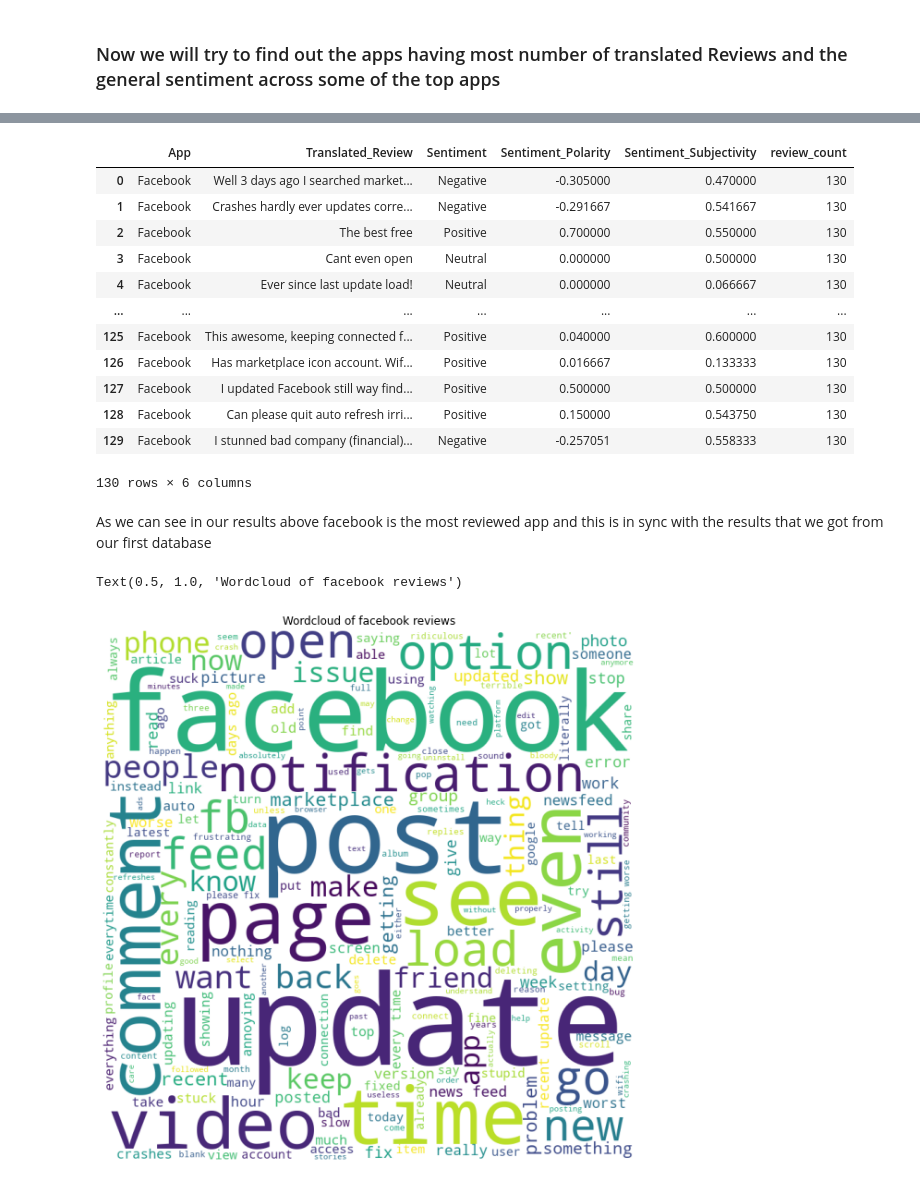
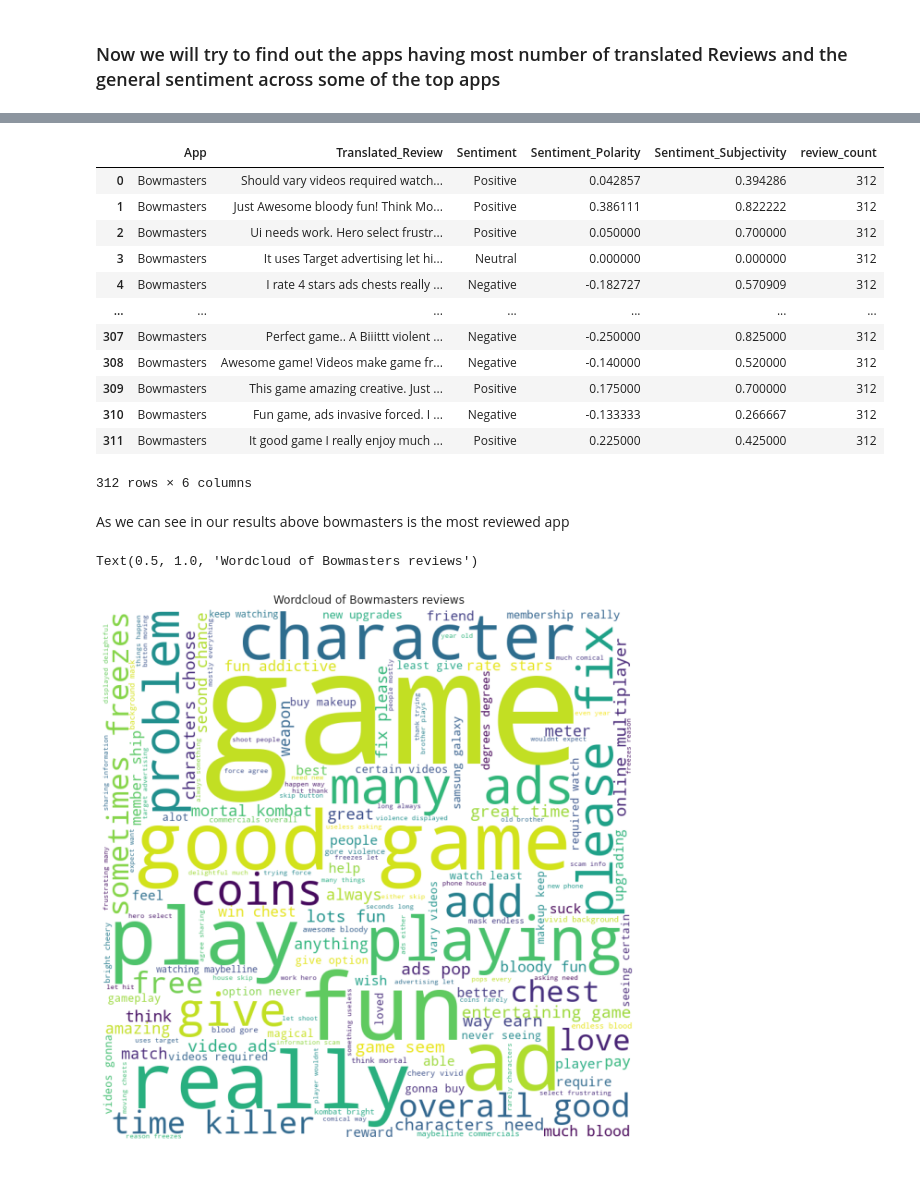
Before and after one commit to Yash1289/play_store_data_Eda, a Jupyter notebook: Play_Store_App_Review_Analysis_Capstone_Project.ipynb, the cells around one changed output, grey strips where cells are left out. Cells and saved outputs as stored; diff of their text form; code cells hidden in the pictures.

```diff
--- a/Play_Store_App_Review_Analysis_Capstone_Project.ipynb
+++ b/Play_Store_App_Review_Analysis_Capstone_Project.ipynb
@@ -183,6 +187,8 @@ play_store_df["Rating"] = np.where(play_store_df["Rating"].isna(), play_store_df
 
 play_store_df["Rating"] = play_store_df["Rating"].astype(float)
 play_store_df["Reviews"] = play_store_df["Reviews"].astype(int)
+play_store_df['Price'] = play_store_df.Price.str.replace('$','')
+play_store_df['Price'] = play_store_df.Price.astype('float')
 # %%
 play_store_df.info()
 # %% [output]
@@ -373,10 +371,11 @@ installs_groupby["Installs"] = installs_groupby["Installs"].astype("int64")
 installs_groupby
 
 #Barplot showing average installs acorss different CAtegories
-plt.rcParams['figure.figsize'] = 20,13
+plt.rcParams['figure.figsize'] = 15,9
 sns.set_context('paper', font_scale=1.4)
 sns.set_theme(style='darkgrid')
 g = sns.barplot(x='Category',y='Installs',data = installs_groupby, palette = 'bright',estimator = np.mean)
 for index, row in installs_groupby.iterrows():
   g.text(row.name,row.Installs, round(row.Installs,2), color='black', ha="center")
+plt.title("Avg Installs across top 10 Categories ")
 # %% [output]
@@ -494,0 +510,7 @@ highest_rated_acorss_content
+# %%
+#Plotting a bar chart to show how much timely updates play a role in app's engagement and success
+
+sns.set_context('paper', font_scale=1.4)
+sns.set_theme(style='darkgrid')
+sns.barplot(y ="Installs" , x="Last Updated Within" , palette = "bright" , data=play_store_df , ci=0)
+plt.title("Avg Installs depeding upon date of last update")
@@ -543,10 +571,6 @@ Index(['App', 'Translated_Review', 'Sentiment', 'Sentiment_Polarity',
       dtype='object')
 # %% [markdown]
 ### Basic Data Cleaning to handle out the arbitary, duplicates as well as null/na values
-# %%
-#Dropping duplicate value from the dataframe based on the criteria of same apps as well as same translated review
-
-app_review_df.drop_duplicates(subset=["App" , "Translated_Review"] , keep="first",inplace=True ,ignore_index=True)
 # %%
 #Dropping rows that have null values in Translated_Review column
 
@@ -593,47 +617,47 @@ most_reviewed_app = most_reviews_apps[most_reviews_apps["review_count"] == most_
 most_reviewed_app
 # %% [output]
 |  | App | Translated_Review | Sentiment | Sentiment_Polarity | Sentiment_Subjectivity | review_count |
-| 0 | Facebook | Well 3 days ago I searched market... | Negative | -0.305000 | 0.470000 | 130 |
-| 1 | Facebook | Crashes hardly ever updates corre... | Negative | -0.291667 | 0.541667 | 130 |
-| 2 | Facebook | The best free | Positive | 0.700000 | 0.550000 | 130 |
-| 3 | Facebook | Cant even open | Neutral | 0.000000 | 0.500000 | 130 |
-| 4 | Facebook | Ever since last update load! | Neutral | 0.000000 | 0.066667 | 130 |
+| 0 | Bowmasters | Should vary videos required watch... | Positive | 0.042857 | 0.394286 | 312 |
+| 1 | Bowmasters | Just Awesome bloody fun! Think Mo... | Positive | 0.386111 | 0.822222 | 312 |
+| 2 | Bowmasters | Ui needs work. Hero select frustr... | Positive | 0.050000 | 0.700000 | 312 |
+| 3 | Bowmasters | It uses Target advertising let hi... | Neutral | 0.000000 | 0.000000 | 312 |
+| 4 | Bowmasters | I rate 4 stars ads chests really ... | Negative | -0.182727 | 0.570909 | 312 |
 | ... | ... | ... | ... | ... | ... | ... |
-| 125 | Facebook | This awesome, keeping connected f... | Positive | 0.040000 | 0.600000 | 130 |
-| 126 | Facebook | Has marketplace icon account. Wif... | Positive | 0.016667 | 0.133333 | 130 |
-| 127 | Facebook | I updated Facebook still way find... | Positive | 0.500000 | 0.500000 | 130 |
-| 128 | Facebook | Can please quit auto refresh irri... | Positive | 0.150000 | 0.543750 | 130 |
-| 129 | Facebook | I stunned bad company (financial)... | Negative | -0.257051 | 0.558333 | 130 |
+| 307 | Bowmasters | Perfect game.. A Biiittt violent ... | Negative | -0.250000 | 0.825000 | 312 |
+| 308 | Bowmasters | Awesome game! Videos make game fr... | Negative | -0.140000 | 0.520000 | 312 |
+| 309 | Bowmasters | This game amazing creative. Just ... | Positive | 0.175000 | 0.700000 | 312 |
+| 310 | Bowmasters | Fun game, ads invasive forced. I ... | Negative | -0.133333 | 0.266667 | 312 |
+| 311 | Bowmasters | It good game I really enjoy much ... | Positive | 0.225000 | 0.425000 | 312 |
-130 rows × 6 columns
+312 rows × 6 columns
 # %% [markdown]
-As we can see in our results above facebook is the most reviewed app and this is in sync with the results that we got from our first database
+As we can see in our results above bowmasters is the most reviewed app
 # %%
 #Importing wordcloud
 from wordcloud import WordCloud, STOPWORDS
 # %%
-#Making a wordcloud of all the reviews of Facebook to find something meaningful and important points from all the reviews
+#Making a wordcloud of all the reviews of Bowmasters to find something meaningful and important points from all the reviews
 
 review_words= ""
 stopwords = set(STOPWORDS)
 
 for index,row in most_reviewed_app.iterrows():
   review_words += row["Translated_Review"]
 
 review_words = review_words.lower()
 
 wordcloud = WordCloud(width = 800, height = 800,
                 background_color ='white',
                 stopwords = stopwords,
                 min_font_size = 10).generate(review_words)
 
 plt.figure(figsize = (8, 8), facecolor = None)
 plt.imshow(wordcloud)
 plt.axis("off")
 plt.tight_layout(pad = 0)
-plt.title("Wordcloud of facebook reviews")
+plt.title("Wordcloud of Bowmasters reviews")
 # %% [output]
-Text(0.5, 1.0, 'Wordcloud of facebook reviews')
+Text(0.5, 1.0, 'Wordcloud of Bowmasters reviews')
-[figure, old version]
+[figure, new version]
 # %%
 #Grouping apps by App name and Sentiment
 app_groupby2 = most_reviews_apps.groupby(["App" , "Sentiment"] ,sort=False).agg({"Translated_Review" : "count"}).reset_index()[:15]
```
Also changed, not shown: parts of 24 cells of this notebook.
